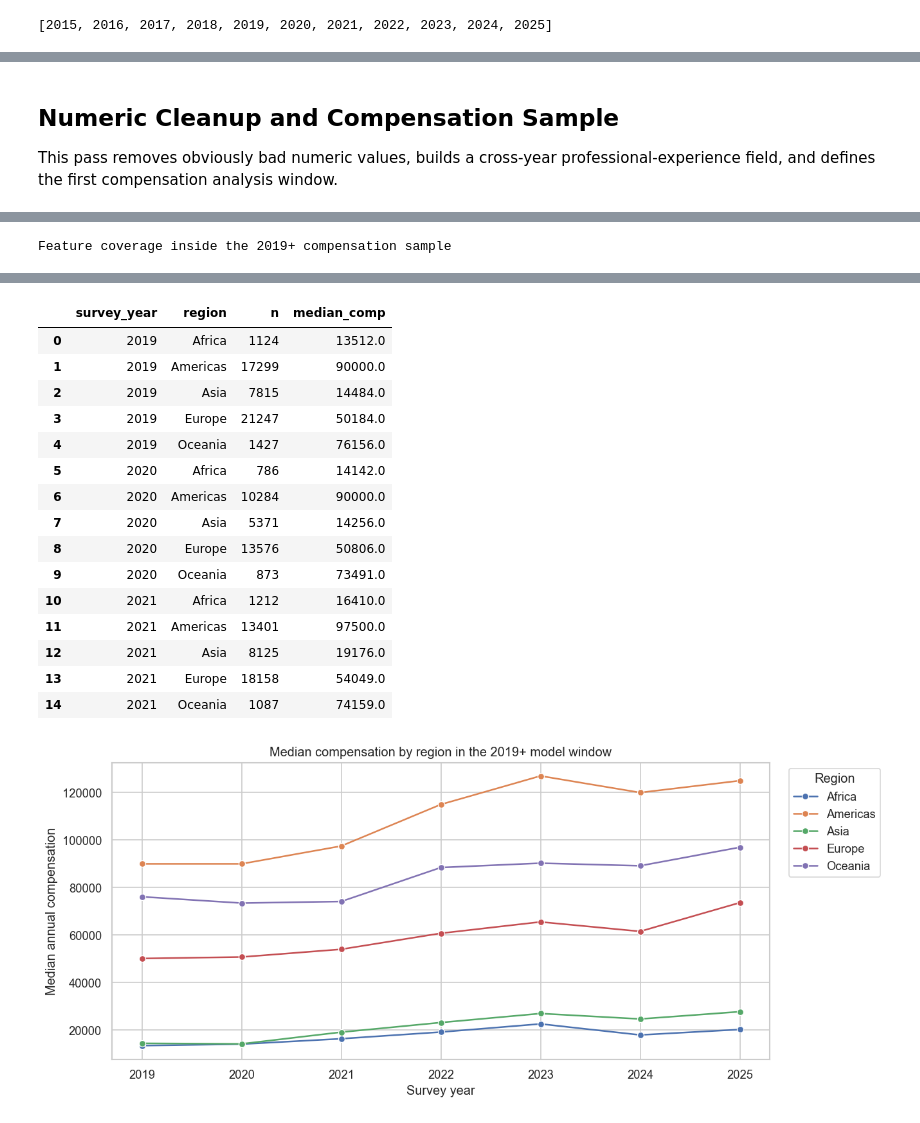
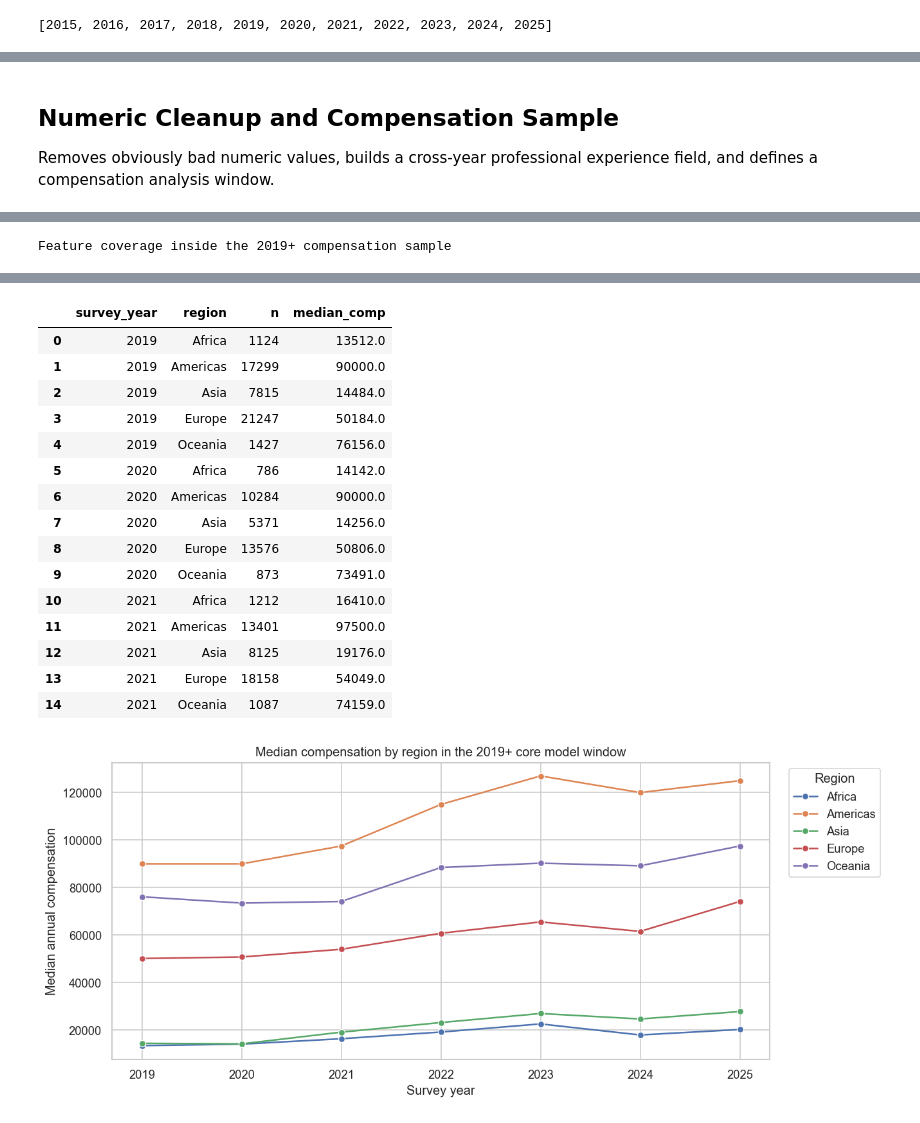
Before and after one commit to Jdrice72901/DSBA-6211-Stack-overflow-Survey-Analysis, a Jupyter notebook: notebooks/Cleaning.ipynb, the cells around one changed output, grey strips where cells are left out. Drawn from its saved outputs; the diff is of its cells as text; code cells hidden in the pictures.

```diff
--- a/notebooks/Cleaning.ipynb
+++ b/notebooks/Cleaning.ipynb
@@ -749,35 +1074,91 @@ Name: count, dtype: int64
 # %% [markdown]
 ## Numeric Cleanup and Compensation Sample
 
-This pass removes obviously bad numeric values, builds a cross-year professional-experience field, and defines the first compensation analysis window.
+Removes obviously bad numeric values, builds a cross-year professional experience field, and defines a compensation analysis window.
 # %%
+# Sets parameters for what values should be considered valid for the given fields. There's a lot of nonsense in there.
 clean['age_mid'] = clean['age_num'].where(clean['age_num'].between(10, 90))
+clean['age_first_code_clean'] = clean['age_first_code_num'].where(clean['age_first_code_num'].between(5, 70))
 clean['years_code_clean'] = clean['years_code_num'].where(clean['years_code_num'].between(0, 50))
 clean['years_code_pro_clean'] = clean['years_code_pro_num'].where(clean['years_code_pro_num'].between(0, 50))
 clean['work_exp_clean'] = clean['work_exp_num'].where(clean['work_exp_num'].between(0, 50))
+clean['work_week_hrs_clean'] = clean['work_week_hrs_num'].where(clean['work_week_hrs_num'].between(1, 100))
 clean.loc[(clean['years_code_pro_clean'] > clean['years_code_clean']) & clean['years_code_clean'].notna(), 'years_code_pro_clean'] = np.nan
 clean['professional_experience_years'] = clean['years_code_pro_clean'].combine_first(clean['work_exp_clean'])
 clean['comp_usd_clean'] = clean['comp_usd'].where(clean['comp_usd'].between(1000, 1_000_000))
+clean['log_comp_usd_clean'] = np.log(clean['comp_usd_clean'])
 clean['age_group'] = pd.cut(clean['age_mid'], bins=[10, 25, 35, 45, 55, 100], labels=['Under 25', '25-34', '35-44', '45-54', '55+'], right=False)
 clean['experience_bin'] = pd.cut(clean['professional_experience_years'], bins=[0, 2, 5, 10, 20, 60], labels=['0-2', '3-5', '6-10', '11-20', '21+'], include_lowest=True)
-clean['is_comp_analysis_sample'] = clean['is_professional'] & clean['comp_usd_clean'].notna()
-clean['is_comp_model_sample'] = clean['is_modern_window'] & clean['is_comp_analysis_sample']
 
-display(clean.groupby('survey_year').agg(age_available=('age_mid', lambda s: s.notna().mean()), pro_exp_available=('professional_experience_years', lambda s: s.notna().mean()), valid_comp_share=('comp_usd_clean', lambda s: s.notna().mean()), comp_sample_share=('is_comp_analysis_sample', 'mean')).round(3))
 
-display(pd.DataFrame({'years_code_gt_50': clean.groupby('survey_year')['years_code_num'].apply(lambda s: (s > 50).sum()), 'years_code_pro_gt_years_code': clean.groupby('survey_year').apply(lambda frame: ((frame['years_code_pro_num'] > frame['years_code_num']) & frame['years_code_num'].notna() & frame['years_code_pro_num'].notna()).sum()), 'work_exp_gt_50': clean.groupby('survey_year')['work_exp_num'].apply(lambda s: (s > 50).sum()), 'comp_outside_range': clean.groupby('survey_year').apply(lambda frame: (frame['comp_usd'].notna() & ~frame['comp_usd'].between(1000, 1_000_000)).sum())}))
+# Gets counts of levels for fields with multiple responses
+def multi_count(series):
+    counts = series.fillna('').astype(str).str.split(';').map(lambda items: sum(item.strip() not in {'', 'nan'} for item in items))
+    return counts.where(series.notna(), np.nan)
 
+
+clean['language_count'] = multi_count(clean['language'])
+clean['database_count'] = multi_count(clean['database'])
+clean['platform_count'] = multi_count(clean['platform'])
+clean['webframe_count'] = multi_count(clean['webframe'])
+clean['misc_tech_count'] = multi_count(clean['misc_tech'])
+
+# Defines selection of features that note if a response is suitable for compensation analysis
+clean['is_comp_analysis_sample'] = (
+    clean['is_professional']
+    & clean['comp_usd_clean'].notna()
+    & clean['employment_group'].ne('Not employed')
+)
+
+# Define regions of compensation models based on the year
+clean['is_comp_model_core'] = (clean['survey_year'] >= 2019) & clean['is_comp_analysis_sample']
+clean['is_comp_model_tech_rich'] = (clean['survey_year'] >= 2021) & clean['is_comp_analysis_sample']
+clean['is_comp_model_ai_era'] = (clean['survey_year'] >= 2023) & clean['is_comp_analysis_sample']
+clean['is_comp_model_extended'] = clean['is_comp_model_tech_rich']
+clean['is_comp_model_sample'] = clean['is_comp_model_core']
+
+# Show coverage of major defined features per year
+sample_summary = clean.groupby('survey_year').agg(
+    age_available=('age_mid', lambda s: s.notna().mean()),
+    pro_exp_available=('professional_experience_years', lambda s: s.notna().mean()),
+    valid_comp_share=('comp_usd_clean', lambda s: s.notna().mean()),
+    core_model_share=('is_comp_model_core', 'mean'),
+    tech_rich_share=('is_comp_model_tech_rich', 'mean'),
+    ai_era_share=('is_comp_model_ai_era', 'mean')
+)
+display(sample_summary.round(3))
+
+
+# Show how many values for our major feaures are outside the ranges we want
+quality_checks = pd.DataFrame(
+    {
+        'years_code_gt_50': clean.groupby('survey_year')['years_code_num'].apply(lambda s: (s > 50).sum()),
+        'years_code_pro_gt_years_code': clean.groupby('survey_year').apply(lambda frame: ((frame['years_code_pro_num'] > frame['years_code_num']) & frame['years_code_num'].notna() & frame['years_code_pro_num'].notna()).sum()),
+        'work_exp_gt_50': clean.groupby('survey_year')['work_exp_num'].apply(lambda s: (s > 50).sum()),
+        'age_first_code_outside_range': clean.groupby('survey_year').apply(lambda frame: (frame['age_first_code_num'].notna() & ~frame['age_first_code_num'].between(5, 70)).sum()),
+        'work_week_hrs_outside_range': clean.groupby('survey_year').apply(lambda frame: (frame['work_week_hrs_num'].notna() & ~frame['work_week_hrs_num'].between(1, 100)).sum()),
+        'comp_outside_range': clean.groupby('survey_year').apply(lambda frame: (frame['comp_usd'].notna() & ~frame['comp_usd'].between(1000, 1_000_000)).sum())
+    }
+)
+display(quality_checks)
+
+
+# Coverage of desired feature in just the 2019+ window
 print("Feature coverage inside the 2019+ compensation sample")
-feature_cols = ['country_clean', 'region', 'age_mid', 'education_clean', 'org_size_clean', 'remote_group', 'professional_experience_years', 'dev_type']
-display((clean.loc[clean['is_comp_model_sample'], feature_cols].notna().mean() * 100).round(1).rename('non_null_pct'))
+core_feature_cols = ['country_clean', 'region', 'employment_group', 'age_mid', 'education_clean', 'org_size_clean', 'remote_group', 'professional_experience_years', 'language_count', 'database_count', 'platform_count', 'dev_type']
+display((clean.loc[clean['is_comp_model_core'], core_feature_cols].notna().mean() * 100).round(1).rename('non_null_pct'))
 
-comp_region = clean.loc[clean['is_comp_model_sample']].groupby(['survey_year', 'region']).agg(n=('row_id', 'size'), median_comp=('comp_usd_clean', 'median')).reset_index()
+
+# Cleaned median compensation by region per year
+comp_region = clean.loc[clean['is_comp_model_core']].groupby(['survey_year', 'region']).agg(n=('row_id', 'size'), median_comp=('comp_usd_clean', 'median')).reset_index()
 comp_region = comp_region.loc[comp_region['n'] >= 300]
 display(comp_region.head(15))
 
+
+# Visual of cleaned median compensation by region trendlines
 plt.figure(figsize=(11, 5))
 sns.lineplot(data=comp_region, x='survey_year', y='median_comp', hue='region', marker='o')
-plt.title("Median compensation by region in the 2019+ model window")
+plt.title("Median compensation by region in the 2019+ core model window")
 plt.xlabel("Survey year")
 plt.ylabel("Median annual compensation")
 plt.legend(title='Region', bbox_to_anchor=(1.02, 1), loc='upper left')
@@ -821,18 +1206,18 @@ dev_type                         99.7
 Name: non_null_pct, dtype: float64
 |  | survey_year | region | n | median_comp |
 | 0 | 2019 | Africa | 1124 | 13512.0 |
 | 1 | 2019 | Americas | 17299 | 90000.0 |
 | 2 | 2019 | Asia | 7815 | 14484.0 |
 | 3 | 2019 | Europe | 21247 | 50184.0 |
 | 4 | 2019 | Oceania | 1427 | 76156.0 |
 | 5 | 2020 | Africa | 786 | 14142.0 |
 | 6 | 2020 | Americas | 10284 | 90000.0 |
 | 7 | 2020 | Asia | 5371 | 14256.0 |
 | 8 | 2020 | Europe | 13576 | 50806.0 |
 | 9 | 2020 | Oceania | 873 | 73491.0 |
 | 10 | 2021 | Africa | 1212 | 16410.0 |
 | 11 | 2021 | Americas | 13401 | 97500.0 |
 | 12 | 2021 | Asia | 8125 | 19176.0 |
 | 13 | 2021 | Europe | 18158 | 54049.0 |
 | 14 | 2021 | Oceania | 1087 | 74159.0 |
-[figure, old version]
+[figure, new version]
```
Also changed, not shown: parts of 17 cells of this notebook, 1 other file.
